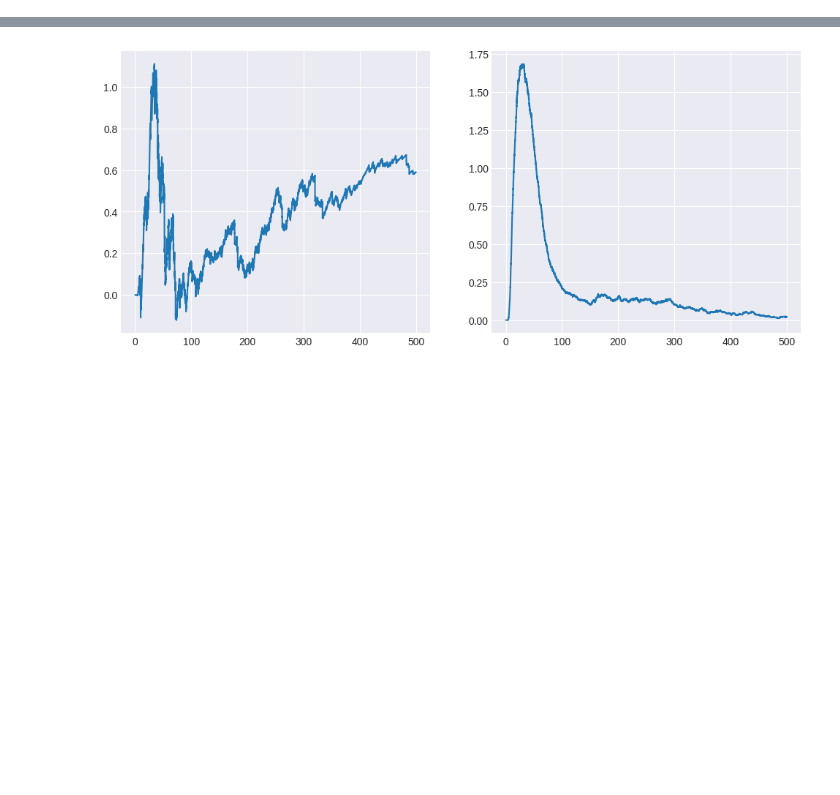
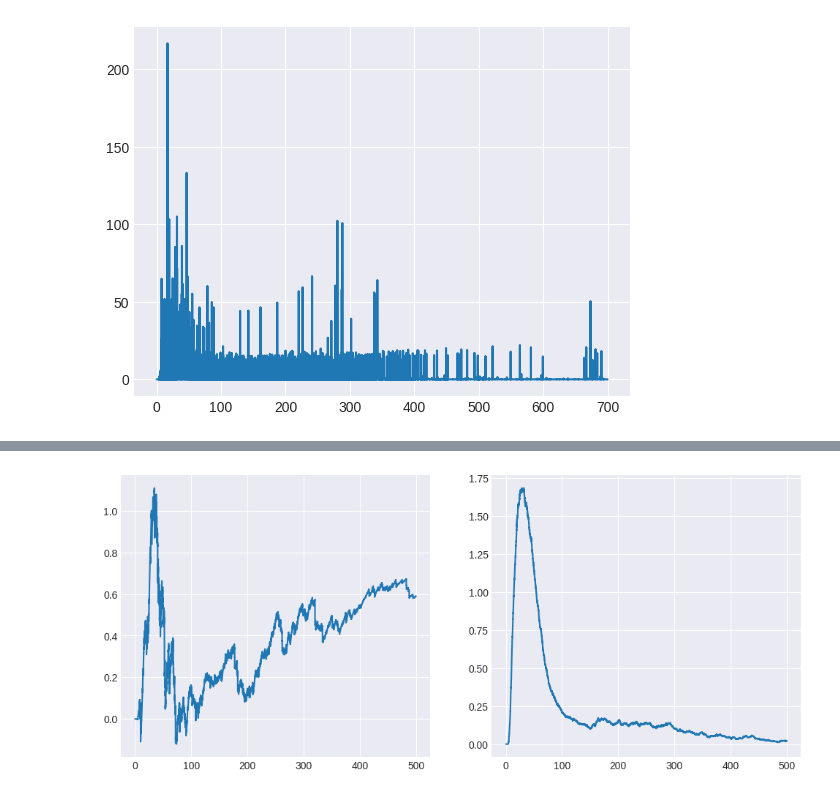
Before and after one commit to lukeoloughlin/GW-model, a Jupyter notebook: gw_martingale.ipynb, the cells around one changed output, grey strips where cells are left out. Saved outputs shown, nothing was run; the diff lists cells and outputs as text; code cells hidden in the pictures; blank space fills up the shorter version.

```diff
--- a/gw_martingale.ipynb
+++ b/gw_martingale.ipynb
@@ -70,0 +81,5 @@ Wall time: 20.4 s
+# %%
+plt.plot(sim.t, sim.sigma2_t)
+plt.show()
+# %% [output]
+[figure, added]
```
Also changed, not shown: parts of 21 cells of this notebook, 5 other files.
